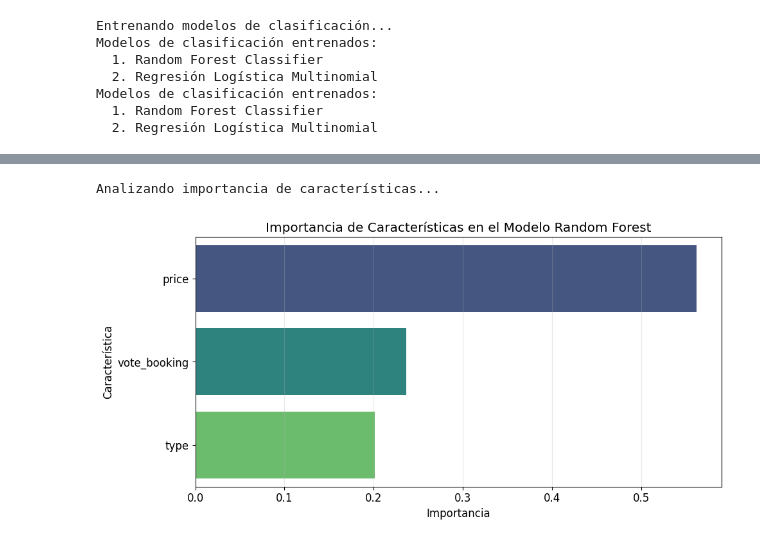
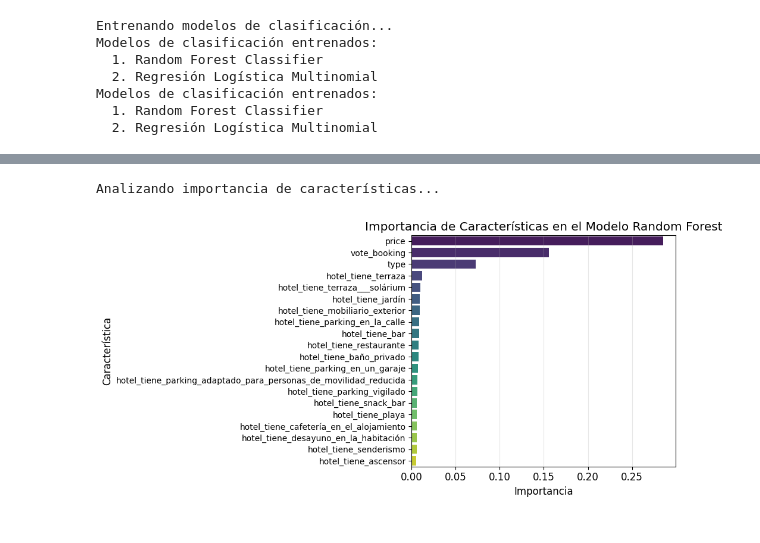
Before and after one commit to didinaeg/trabajo-hoteles, a Jupyter notebook: ml_analysis_hoteles.ipynb, the cells around one changed output, grey strips where cells are left out. Cells and saved outputs as stored; diff of their text form; code cells hidden in the pictures.

Commit message:
Mejora de modelos

```diff
--- a/ml_analysis_hoteles.ipynb
+++ b/ml_analysis_hoteles.ipynb
@@ -392,11 +454,33 @@ Proporción: 80% entrenamiento, 20% prueba
 # %%
 # Preparar datos para MODELO DE CLUSTERING
 
-# Seleccionar características para agrupar hoteles
+# Seleccionar características para agrupar hoteles (incluyendo algunas facilities principales)
+# Para clustering, seleccionaremos solo las facilities más comunes para evitar demasiadas dimensiones
 caracteristicas_clustering = ['stars', 'price', 'vote_booking']
+
+# Agregar las 5 facilities más comunes de hoteles
+if 'columnas_binarias_hotel' in locals() and len(columnas_binarias_hotel) > 0:
+    # Calcular la frecuencia de cada facility
+    facility_freq = {}
+    for col in columnas_binarias_hotel:
+        facility_freq[col] = hoteles_clean[col].sum()
+
+    # Seleccionar las 5 facilities más comunes
+    top_facilities = sorted(facility_freq.items(), key=lambda x: x[1], reverse=True)[:5]
+    top_facility_cols = [col for col, freq in top_facilities]
+
+    caracteristicas_clustering.extend(top_facility_cols)
+
+    print(f"Top 5 facilities de hotel para clustering:")
+    for i, (col, freq) in enumerate(top_facilities, 1):
+        facility_name = col.replace('hotel_tiene_', '').replace('_', ' ').title()
+        print(f"  {i}. {facility_name}: {freq} hoteles ({freq/len(hoteles_clean)*100:.1f}%)")
+
 X_clustering = hoteles_clean[caracteristicas_clustering].dropna()
 
-print(f"Características: {caracteristicas_clustering}")
+print(f"\nCaracterísticas para clustering: {len(caracteristicas_clustering)}")
+print(f"  - Básicas: 3 (stars, price, vote_booking)")
+print(f"  - Facilities principales: {len(caracteristicas_clustering) - 3}")
 print(f"Datos para clustering: {X_clustering.shape[0]} hoteles, {X_clustering.shape[1]} características")
 # %% [output]
 Características: ['stars', 'price', 'vote_booking']
@@ -404,18 +488,12 @@ Datos para clustering: 23417 hoteles, 3 características
 # %% [markdown]
 ### Modelos de clasificación
 # %%
-# Preparar datos para MODELO DE CLASIFICACIÓN
+# Seleccionar características para predecir estrellas (incluyendo facilities principales)
+caracteristicas_clasificacion = ['price', 'vote_booking', 'type'] + columnas_binarias_hotel
 
-# Seleccionar características para predecir estrellas
-caracteristicas_clasificacion = ['price', 'vote_booking', 'type']
 X_clasificacion = hoteles_clean[caracteristicas_clasificacion].dropna()
 y_clasificacion = hoteles_clean.loc[X_clasificacion.index, 'stars']
 
-print(f"Características: {caracteristicas_clasificacion}")
-print(f"Variable objetivo: estrellas del hotel (1-5)")
+print(f"\nCaracterísticas para clasificación: {len(caracteristicas_clasificacion)}")
 print(f"Datos para clasificación: {X_clasificacion.shape[0]} hoteles, {X_clasificacion.shape[1]} características")
-print(f"Distribución de estrellas:")
-for estrella in sorted(y_clasificacion.unique()):
-    count = (y_clasificacion == estrella).sum()
-    print(f"  {estrella} estrellas: {count:,} hoteles ({count/len(y_clasificacion)*100:.1f}%)")
 # %% [output]
@@ -1005,24 +1076,25 @@ plt.show()
 # %%
 # Analizar importancia de características para Random Forest
 print("Analizando importancia de características...")
 
 # Obtener importancia de características
 importancias = modelo_rf_cls.feature_importances_
-indices = np.argsort(importancias)[::-1]
+indices = np.argsort(importancias)[::-1][:20]  # Top 20 características más importantes
 
 # Crear dataframe para visualizar
 df_importancia = pd.DataFrame({
     'Característica': [caracteristicas_clasificacion[i] for i in indices],
     'Importancia': [importancias[i] for i in indices]
 })
 
 # Visualizar
 plt.figure(figsize=(10, 5))
 sns.barplot(x='Importancia', y='Característica', data=df_importancia, palette='viridis')
+plt.yticks(fontsize=10)
 plt.title('Importancia de Características en el Modelo Random Forest')
 plt.grid(axis='x', alpha=0.3)
 plt.tight_layout()
 plt.show()
 # %% [output]
 Analizando importancia de características...
-[figure, old version]
+[figure, new version]
```
Also changed, not shown: parts of 12 cells of this notebook.
